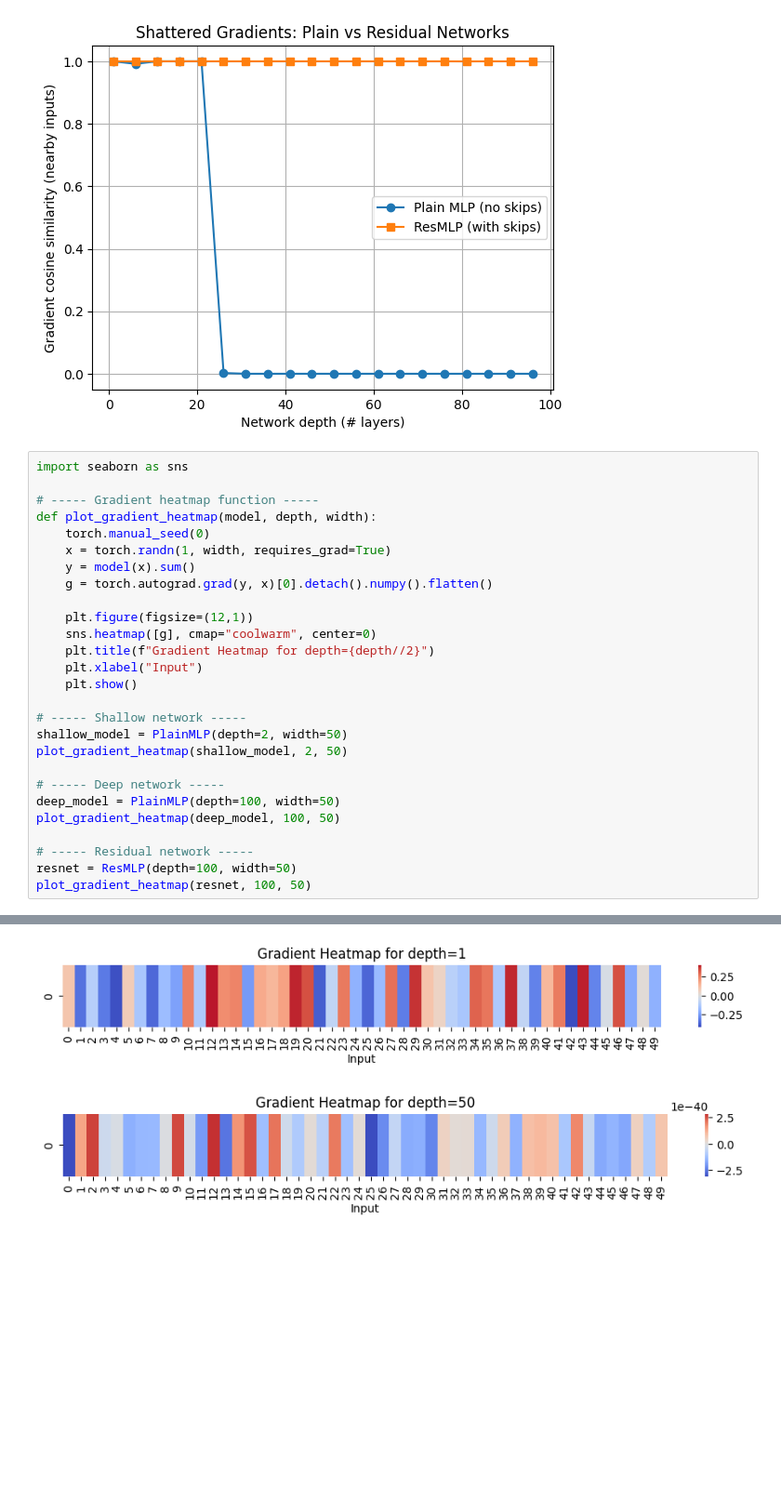
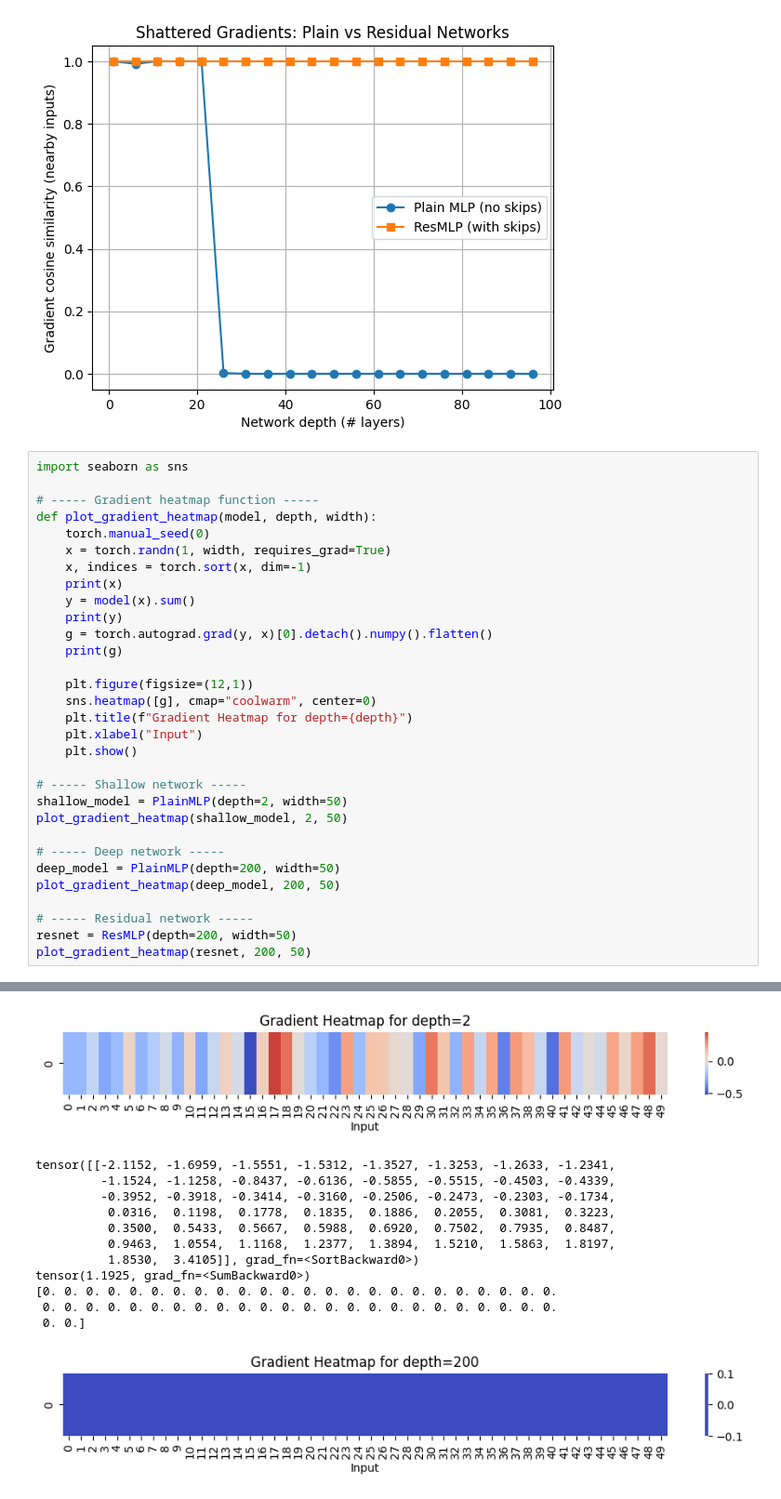
Before and after one commit to amanichopra/understanding-deep-learning-textbook-exercises, a Jupyter notebook: 11_1_Shattered_Gradients.ipynb, the cells around one changed output, grey strips where cells are left out. Shown at 93% size. Saved outputs shown, nothing was run; the diff lists cells and outputs as text; blank space fills up the shorter version.

```diff
--- a/11_1_Shattered_Gradients.ipynb
+++ b/11_1_Shattered_Gradients.ipynb
@@ -331,12 +331,16 @@ import seaborn as sns
 def plot_gradient_heatmap(model, depth, width):
     torch.manual_seed(0)
     x = torch.randn(1, width, requires_grad=True)
+    x, indices = torch.sort(x, dim=-1)
+    print(x)
     y = model(x).sum()
+    print(y)
     g = torch.autograd.grad(y, x)[0].detach().numpy().flatten()
+    print(g)
 
     plt.figure(figsize=(12,1))
     sns.heatmap([g], cmap="coolwarm", center=0)
-    plt.title(f"Gradient Heatmap for depth={depth//2}")
+    plt.title(f"Gradient Heatmap for depth={depth}")
     plt.xlabel("Input")
     plt.show()
 
@@ -345,10 +349,10 @@ shallow_model = PlainMLP(depth=2, width=50)
 plot_gradient_heatmap(shallow_model, 2, 50)
 
 # ----- Deep network -----
-deep_model = PlainMLP(depth=100, width=50)
-plot_gradient_heatmap(deep_model, 100, 50)
+deep_model = PlainMLP(depth=200, width=50)
+plot_gradient_heatmap(deep_model, 200, 50)
 
 # ----- Residual network -----
-resnet = ResMLP(depth=100, width=50)
-plot_gradient_heatmap(resnet, 100, 50)
+resnet = ResMLP(depth=200, width=50)
+plot_gradient_heatmap(resnet, 200, 50)
 # %% [output]
@@ -355,2 +376,13 @@ plot_gradient_heatmap(resnet, 100, 50)
-[figure, old version]
+[figure, new version]
+tensor([[-2.1152, -1.6959, -1.5551, -1.5312, -1.3527, -1.3253, -1.2633, -1.2341,
+         -1.1524, -1.1258, -0.8437, -0.6136, -0.5855, -0.5515, -0.4503, -0.4339,
+         -0.3952, -0.3918, -0.3414, -0.3160, -0.2506, -0.2473, -0.2303, -0.1734,
+          0.0316,  0.1198,  0.1778,  0.1835,  0.1886,  0.2055,  0.3081,  0.3223,
+          0.3500,  0.5433,  0.5667,  0.5988,  0.6920,  0.7502,  0.7935,  0.8487,
+          0.9463,  1.0554,  1.1168,  1.2377,  1.3894,  1.5210,  1.5863,  1.8197,
+          1.8530,  3.4105]], grad_fn=<SortBackward0>)
+tensor(1.1925, grad_fn=<SumBackward0>)
+[0. 0. 0. 0. 0. 0. 0. 0. 0. 0. 0. 0. 0. 0. 0. 0. 0. 0. 0. 0. 0. 0. 0. 0.
+ 0. 0. 0. 0. 0. 0. 0. 0. 0. 0. 0. 0. 0. 0. 0. 0. 0. 0. 0. 0. 0. 0. 0. 0.
+ 0. 0.]
-[figure, old version]
+[figure, new version]
```
Also changed, not shown: parts of 1 cell of this notebook.
